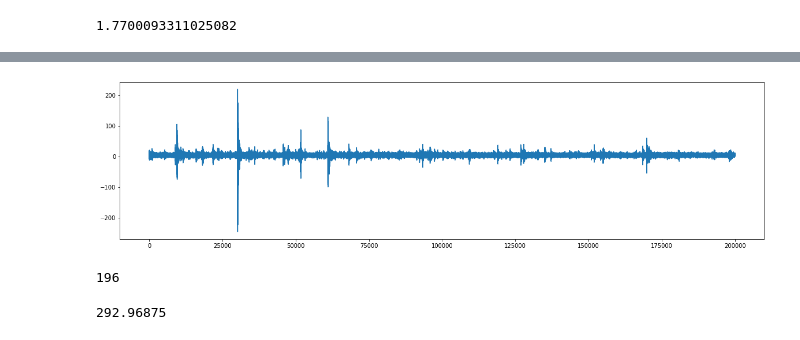
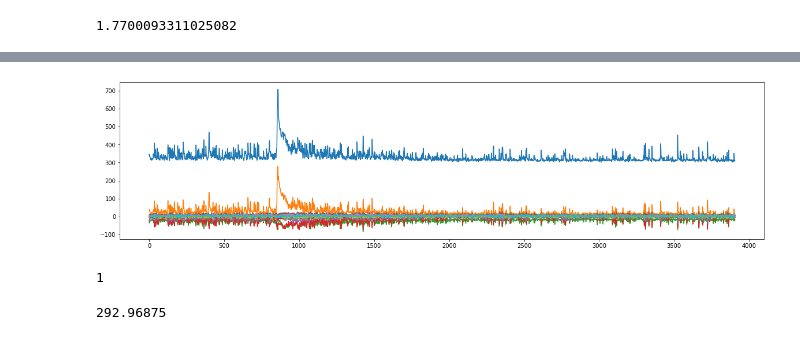
Before and after one commit to viktorsapozhok/earthquake-prediction, a Jupyter notebook: notebooks/test.ipynb, the cells around one changed output, grey strips where cells are left out. Saved outputs shown, nothing was run; the diff lists cells and outputs as text; code cells hidden in the pictures.

```diff
--- a/notebooks/test.ipynb
+++ b/notebooks/test.ipynb
@@ -208,15 +234,16 @@ mfcc = librosa.feature.mfcc(y=y)
 mfccx = librosa.feature.mfcc(y=x)
 # %%
 plt.figure(figsize=(20,5))
-plt.plot(x)
+for i in range(len(mfcc)):
+    plt.plot(mfcc[i])
 #plt.plot(y)
 plt.show()
 # %% [output]
-[figure, old version]
+[figure, new version]
 # %%
-len(s)
+len(rate)
 # %% [output]
-196
+1
 # %%
 150000/512
 # %% [output]
```
Also changed, not shown: parts of 12 cells of this notebook, 7 other files.
